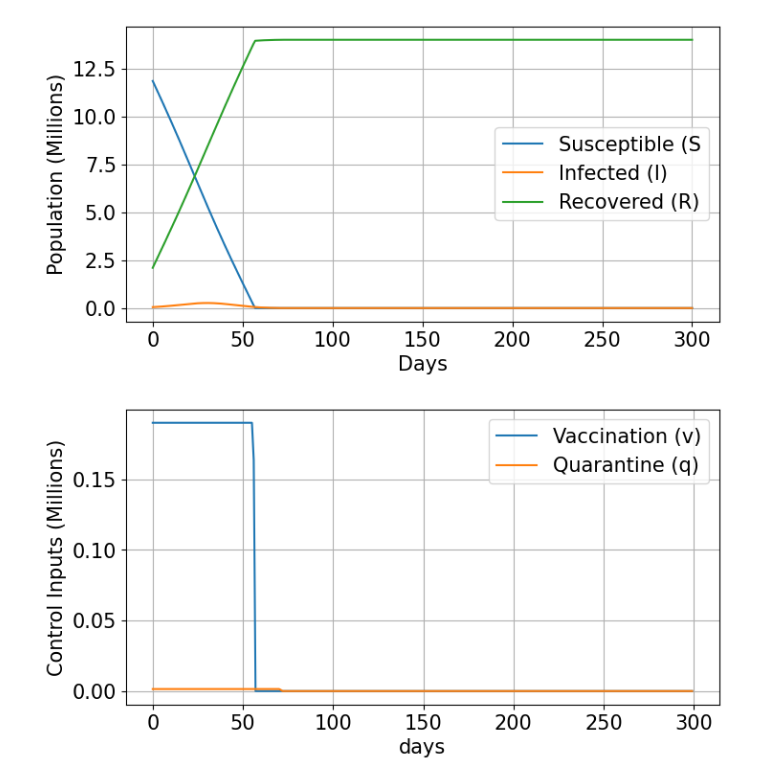
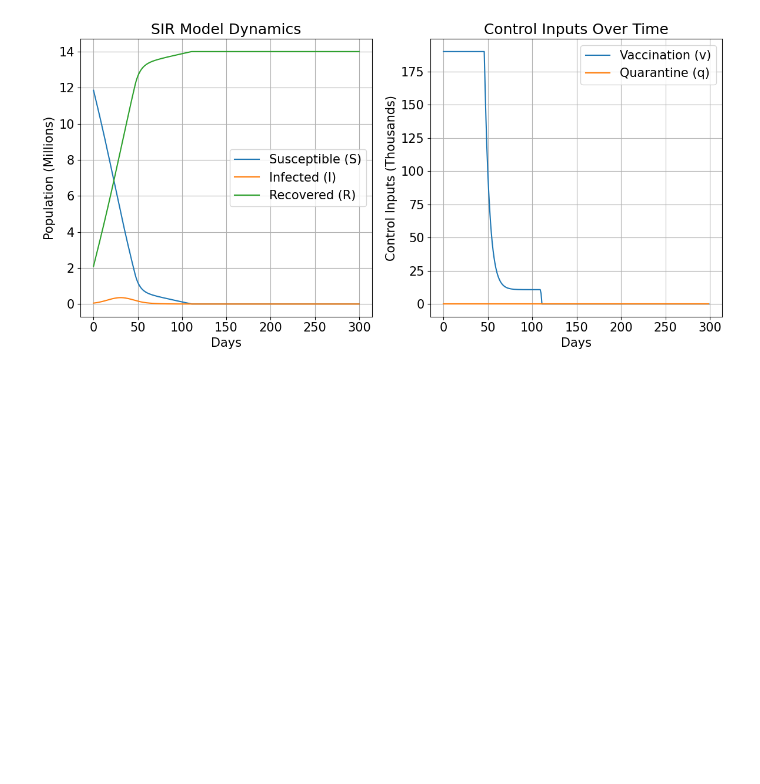
Before and after one commit to junya737/sir-model, a Jupyter notebook: control.ipynb, the cells around one changed output. Saved outputs shown, nothing was run; the diff lists cells and outputs as text; code cells hidden in the pictures; blank space fills up the shorter version.

Commit message:
Plot at the same time

```diff
--- a/control.ipynb
+++ b/control.ipynb
@@ -4,17 +4,16 @@ import matplotlib.pyplot as plt
 # 文字の大きさ
 plt.rcParams["font.size"] = 15
 # %%
-USE_VACCINE = True   # ワクチン接種を使うかどうか
-USE_QUARANTINE = True # 隔離を使うかどうか
-IS_VACCINE_EXPENSIVE = True
-IS_QUARANTINE_EXPENSIVE = True
+USE_VACCINE = True  # ワクチン接種を使うかどうか
+USE_QUARANTINE = False # 隔離を使うかどうか
+
+
+
 
 # サフィックスの定義
 suffix = ""
 suffix += "_v1" if USE_VACCINE else "_v0"  # ワクチン: v1=使用, v0=未使用
 suffix += "_q1" if USE_QUARANTINE else "_q0"  # 隔離: q1=使用, q0=未使用
-suffix += "_ve1" if IS_VACCINE_EXPENSIVE else "_ve0"  # ワクチンコスト: ve1=高い, ve0=安い
-suffix += "_qe1" if IS_QUARANTINE_EXPENSIVE else "_qe0"  # 隔離コスト: qe1=高い, qe0=安い
 
 
 
@@ -32,20 +31,17 @@ r0 = 2.28        # 基本再生産数
 beta = r0 * gamma / S0  # 伝染率
 
 V_max = 1.9 * 10**5  # 最大接種数から導出
-Q_max = 1442   # 隔離最大量　開放されたホテルの部屋数から導出
+Q_max = 1443   # 隔離最大量　開放されたホテルの部屋数から導出
 
 
 # 重みパラメータ
 mu_I = 1  # 感染者数のコスト
-mu_v = 0.27 * 10/17 # ワクチンコスト
-mu_q = 10/17 # 隔離コスト
+mu_v = 0.27 * 10/17 # ワクチンコスト 0.159
+mu_q = 10/17 # 隔離コスト 0.588
 mu_S = 0.001  # 感受性者数のコスト
 mu_R = 0.001  # 回復者数のコスト
 
-if IS_VACCINE_EXPENSIVE:
-    mu_v *= 100
-if IS_QUARANTINE_EXPENSIVE:
-    mu_q *= 100
+
 
 # 初期化
 S = np.zeros(T + 1)
@@ -77,9 +73,9 @@ w_R = 0.001  # 回復者の重み
 
 
 # 共役変数の終端条件
-lambda_S[-1] = 2 * w_S * (S[-1] - S_goal) - mu_S
-lambda_I[-1] = 2 * w_I * (I[-1] - I_goal) + 2 * mu_I * I[-1]
-lambda_R[-1] = 2 * w_R * (R[-1] - R_goal) - mu_R
+lambda_S[-1] = 2 * w_S * (S[-1] - S_goal)
+lambda_I[-1] = 2 * w_I * (I[-1] - I_goal)
+lambda_R[-1] = 2 * w_R * (R[-1] - R_goal)
 
 # 反復計算
 epsilon = 1e-3  # 収束条件
@@ -112,51 +108,57 @@ for iteration in range(max_iter):
         new_S = S[t] - beta * S[t] * I[t] - v[t]
         new_I = I[t] + beta * S[t] * I[t] - gamma * I[t] - q[t]
         new_R = R[t] + gamma * I[t] + v[t] + q[t]
 
         # 修正: 調整して総人口保存
         adjustment = N - (new_S + new_I + new_R)
 
         # 各変数に調整を分配
         S[t + 1] = max(0, new_S + adjustment * (S[t] / N))
         I[t + 1] = max(0, new_I + adjustment * (I[t] / N))
         R[t + 1] = max(0, new_R + adjustment * (R[t] / N))
 
     # 収束判定
     if np.max(np.abs(v - prev_v)) < epsilon and np.max(np.abs(q - prev_q)) < epsilon:
         break
 
-# 結果のプロット
+# 結果のプロット# 時間軸
 time = np.arange(T + 1)
 
-plt.figure(figsize=(8, 4))
-plt.plot(time, S / 1e6, label='Susceptible (S')
-plt.plot(time, I / 1e6, label='Infected (I)')
-plt.plot(time, R / 1e6, label='Recovered (R)')
-plt.xlabel('Days')
-plt.ylabel('Population (Millions)')
-plt.legend()
-plt.grid(True)
-plt.savefig(f"data/sir_{suffix}.pdf", bbox_inches='tight')
+# 2列プロットの作成
+fig, axes = plt.subplots(1, 2, figsize=(12, 6))  # 1行2列のプロット設定
+
+# 1列目: 状態変数 (S, I, R)
+axes[0].plot(time, S / 1e6, label='Susceptible (S)')
+axes[0].plot(time, I / 1e6, label='Infected (I)')
+axes[0].plot(time, R / 1e6, label='Recovered (R)')
+axes[0].set_xlabel('Days')
+axes[0].set_ylabel('Population (Millions)')
+axes[0].set_title('SIR Model Dynamics')
+axes[0].legend()
+axes[0].grid(True)
+
+# 2列目: 制御変数 (v, q)
+axes[1].plot(np.arange(T), v / 1e3, label='Vaccination (v)')
+axes[1].plot(np.arange(T), q / 1e3, label='Quarantine (q)')
+axes[1].set_xlabel('Days')
+axes[1].set_ylabel('Control Inputs (Thousands)')
+axes[1].set_title('Control Inputs Over Time')
+axes[1].legend()
+axes[1].grid(True)
+
+# グラフを保存して表示
+plt.tight_layout()  # レイアウト調整
+plt.savefig(f"data/sir_{suffix}.pdf", bbox_inches='tight')  # PDF保存
 plt.show()
 
-plt.figure(figsize=(8, 4))
-plt.plot(np.arange(T), v / 1e6, label='Vaccination (v)')
-plt.plot(np.arange(T), q / 1e6, label='Quarantine (q)')
-plt.xlabel('days')
-plt.ylabel('Control Inputs (Millions)')
-plt.legend()
-plt.grid(True)
-plt.savefig(f"data/control_{suffix}.pdf", bbox_inches='tight')
-plt.show()
 
 # 感染収束日数 (感染者が一定以下に減少する日を判断)
 threshold = 10  # 感染者数の閾値 (例えば10人未満で収束と定義)
 days_to_contain = np.argmax(I < threshold)  # 最初に閾値を下回った日
 cumulative_infected = np.sum(I) * dt * gamma
 max_infected = np.max(I)
 print(f"感染収束までの日数: {days_to_contain} 日")
 print(f"合計感染者数: {cumulative_infected:.0f} 人")
 print(f"最大感染者数: {max_infected:.0f} 人")
 # %% [output]
-[figure, old version]
+[figure, new version]
-[figure, removed]
```
Also changed, not shown: parts of 1 cell of this notebook.
